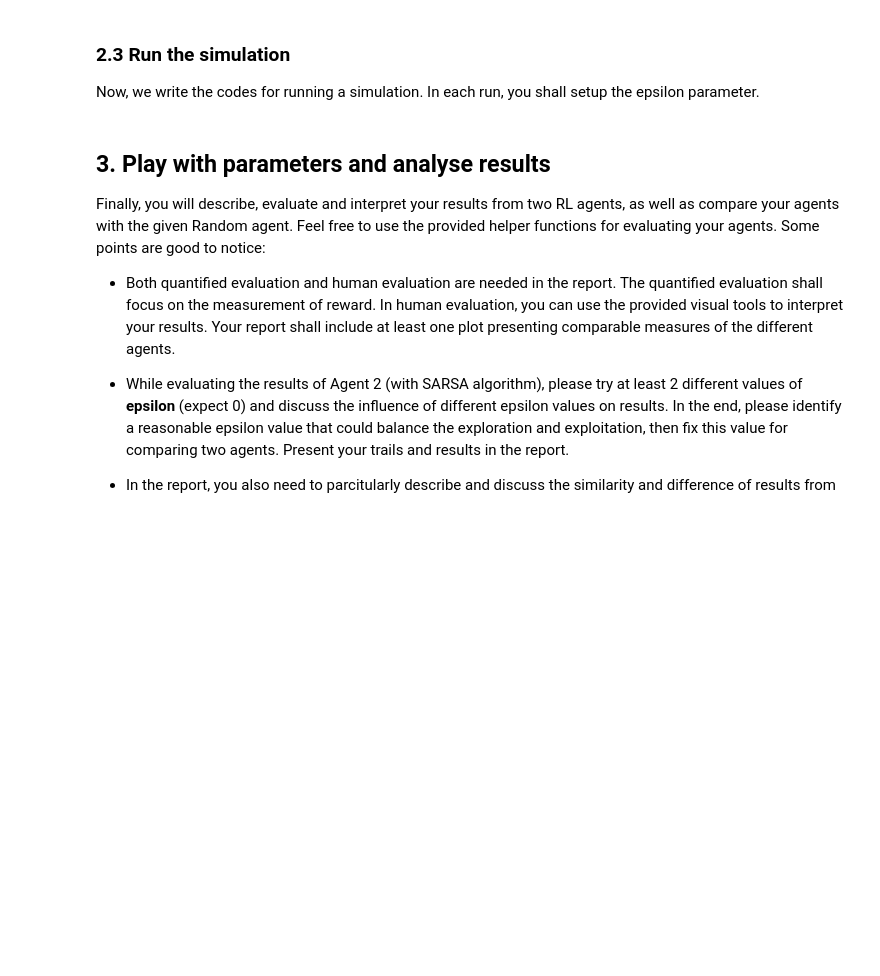
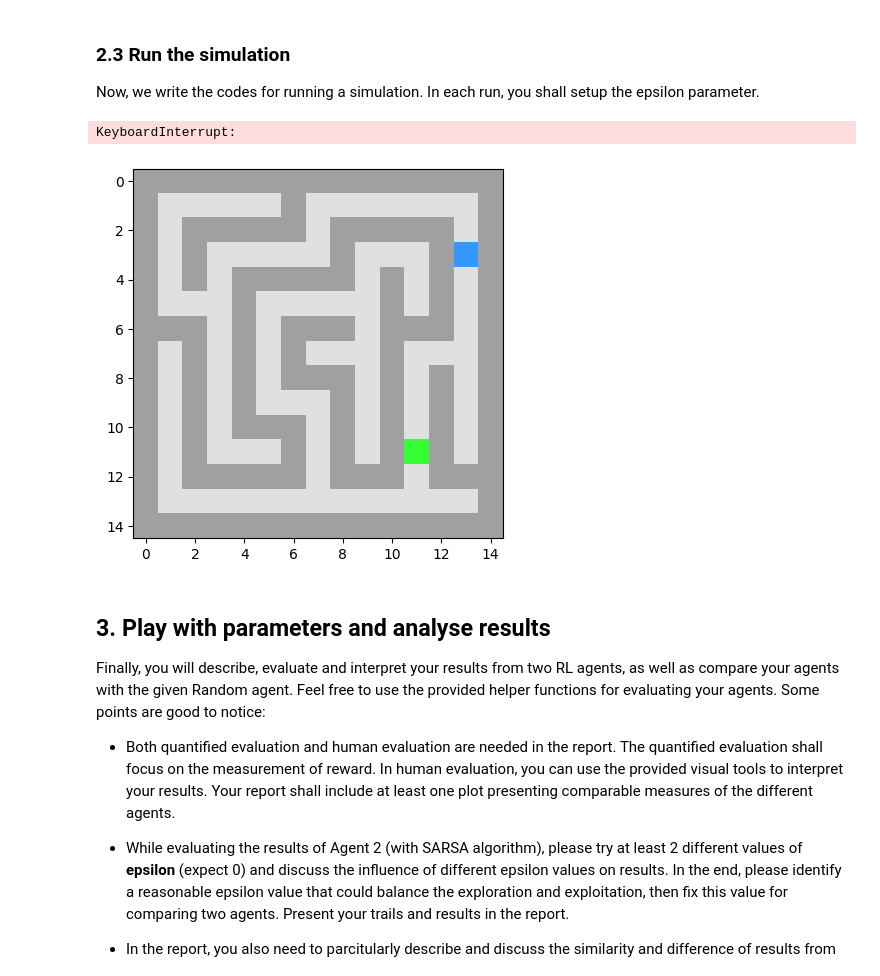
Before and after one commit to timpieman/apml-assignment-4-broam, a Jupyter notebook: Assignment_4.ipynb, the cells around one changed output. Drawn from its saved outputs; the diff is of its cells as text; code cells hidden in the pictures; blank space fills up the shorter version.

```diff
--- a/Assignment_4.ipynb
+++ b/Assignment_4.ipynb
@@ -282,3 +280,28 @@ Now, we write the codes for running a simulation. In each run, you shall setup t
+# %%
+agent = QLearningAgent(env)
+
+imgs = []
+rewards = 0.0
+state = env.reset()
+goal_pos = env.unwrapped.maze.objects.goal.positions[0]
+
+done = False
+while not done:
+    action = agent.select_action(state)
+    next_state, reward, _, _ = env.step(action)
+    if next_state == goal_pos:
+        done = True
+    state = next_state
+    rewards += reward
+    imgs.append(env.render("rgb_array"))
+
+print(rewards)
+
+animate_run(imgs)
+plt.show()
+# %% [output]
+KeyboardInterrupt:
+[figure, added]
 # %% [markdown]
  ## 3. Play with parameters and analyse results
 
```
Also changed, not shown: parts of 3 cells of this notebook.
